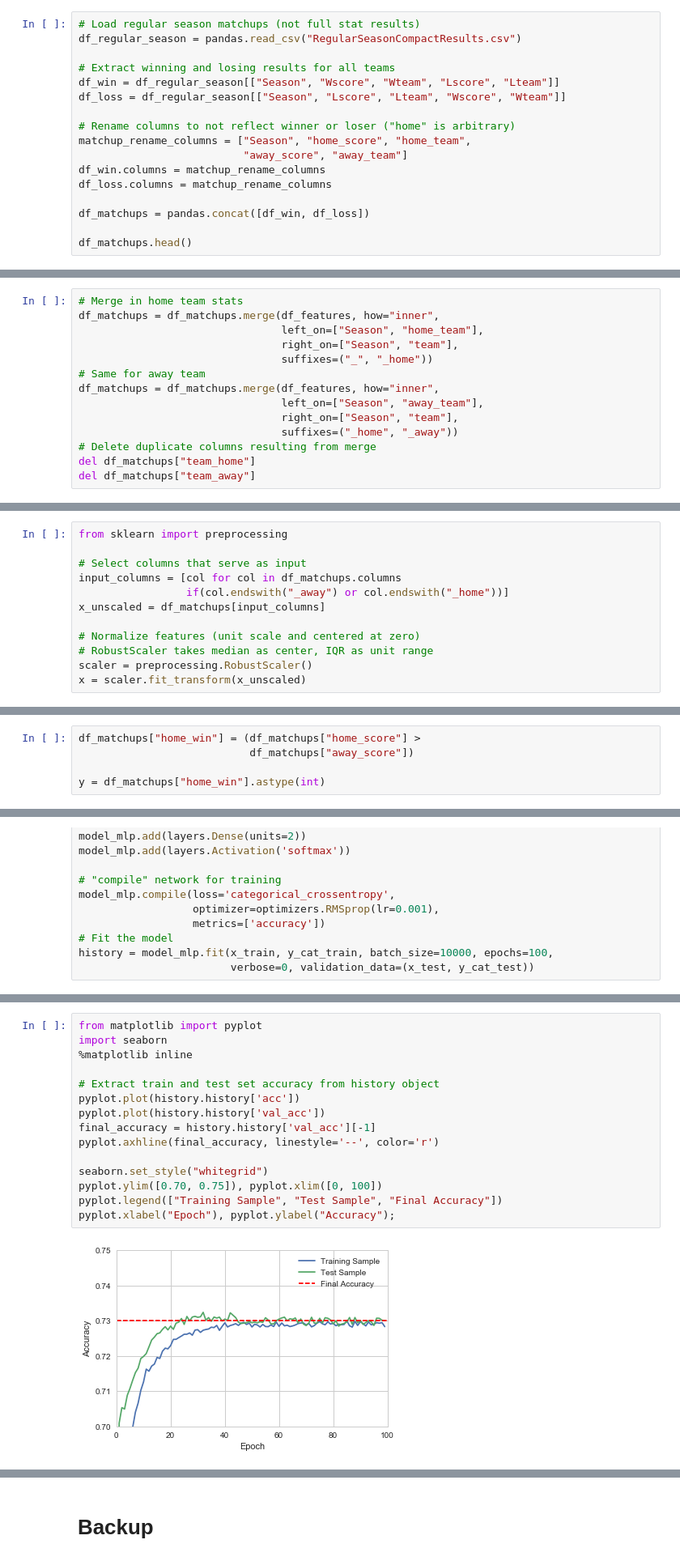
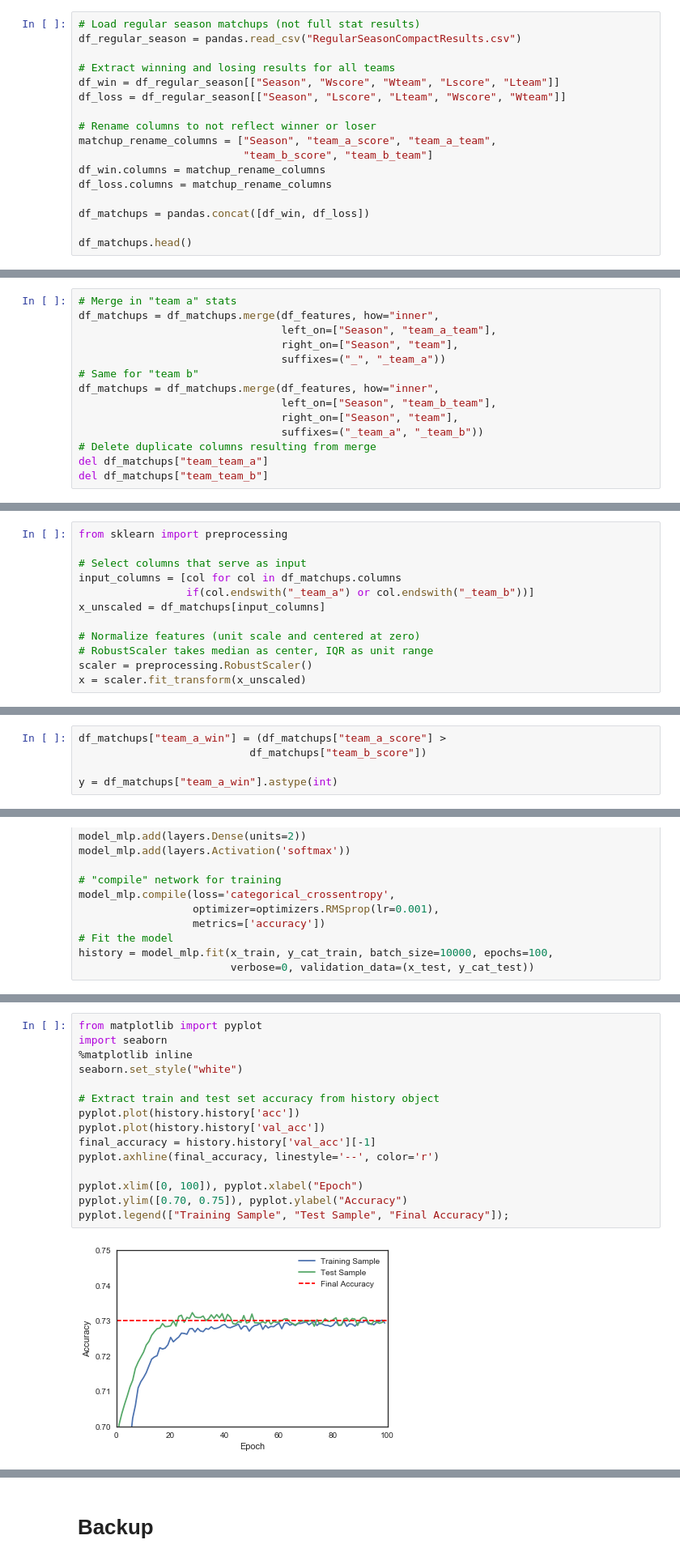
Before and after one commit to rocconnick/march_madness, a Jupyter notebook: presentation.ipynb, the cells around one changed output, grey strips where cells are left out. Shown: that part at 81% size. Cells and saved outputs as stored; diff of their text form.

```diff
--- a/presentation.ipynb
+++ b/presentation.ipynb
@@ -243,9 +212,9 @@ df_regular_season = pandas.read_csv("RegularSeasonCompactResults.csv")
 df_win = df_regular_season[["Season", "Wscore", "Wteam", "Lscore", "Lteam"]]
 df_loss = df_regular_season[["Season", "Lscore", "Lteam", "Wscore", "Wteam"]]
 
-# Rename columns to not reflect winner or loser ("home" is arbitrary)
-matchup_rename_columns = ["Season", "home_score", "home_team",
-                          "away_score", "away_team"]
+# Rename columns to not reflect winner or loser
+matchup_rename_columns = ["Season", "team_a_score", "team_a_team",
+                          "team_b_score", "team_b_team"]
 df_win.columns = matchup_rename_columns
 df_loss.columns = matchup_rename_columns
 
@@ -265,19 +234,19 @@ df_matchups.head()
 * Matchups and scores just identify games
 * Need to merge team stats for each matchup
 # %%
-# Merge in home team stats
+# Merge in "team a" stats
 df_matchups = df_matchups.merge(df_features, how="inner",
-                                left_on=["Season", "home_team"],
+                                left_on=["Season", "team_a_team"],
                                 right_on=["Season", "team"],
-                                suffixes=("_", "_home"))
-# Same for away team
+                                suffixes=("_", "_team_a"))
+# Same for "team b"
 df_matchups = df_matchups.merge(df_features, how="inner",
-                                left_on=["Season", "away_team"],
+                                left_on=["Season", "team_b_team"],
                                 right_on=["Season", "team"],
-                                suffixes=("_home", "_away"))
+                                suffixes=("_team_a", "_team_b"))
 # Delete duplicate columns resulting from merge
-del df_matchups["team_home"]
-del df_matchups["team_away"]
+del df_matchups["team_team_a"]
+del df_matchups["team_team_b"]
 # %% [markdown]
 ## Feature Scaling
 
@@ -295,7 +264,7 @@ from sklearn import preprocessing
 
 # Select columns that serve as input
 input_columns = [col for col in df_matchups.columns
-                 if(col.endswith("_away") or col.endswith("_home"))]
+                 if(col.endswith("_team_a") or col.endswith("_team_b"))]
 x_unscaled = df_matchups[input_columns]
 
 # Normalize features (unit scale and centered at zero)
@@ -310,8 +279,8 @@ x = scaler.fit_transform(x_unscaled)
 # %%
-df_matchups["home_win"] = (df_matchups["home_score"] >
-                           df_matchups["away_score"])
+df_matchups["team_a_win"] = (df_matchups["team_a_score"] >
+                           df_matchups["team_b_score"])
 
-y = df_matchups["home_win"].astype(int)
+y = df_matchups["team_a_win"].astype(int)
 # %% [markdown]
 ## Create train/test split
 
@@ -357,17 +326,17 @@ history = model_mlp.fit(x_train, y_cat_train, batch_size=10000, epochs=100,
 # %%
 from matplotlib import pyplot
 import seaborn
 %matplotlib inline
+seaborn.set_style("white")
 
 # Extract train and test set accuracy from history object
 pyplot.plot(history.history['acc'])
 pyplot.plot(history.history['val_acc'])
 final_accuracy = history.history['val_acc'][-1]
 pyplot.axhline(final_accuracy, linestyle='--', color='r')
 
-seaborn.set_style("whitegrid")
-pyplot.ylim([0.70, 0.75]), pyplot.xlim([0, 100])
-pyplot.legend(["Training Sample", "Test Sample", "Final Accuracy"])
-pyplot.xlabel("Epoch"), pyplot.ylabel("Accuracy");
+pyplot.xlim([0, 100]), pyplot.xlabel("Epoch")
+pyplot.ylim([0.70, 0.75]), pyplot.ylabel("Accuracy")
+pyplot.legend(["Training Sample", "Test Sample", "Final Accuracy"]);
 # %% [output]
-[figure, old version]
+[figure, new version]
```
Also changed, not shown: parts of 25 cells of this notebook.
